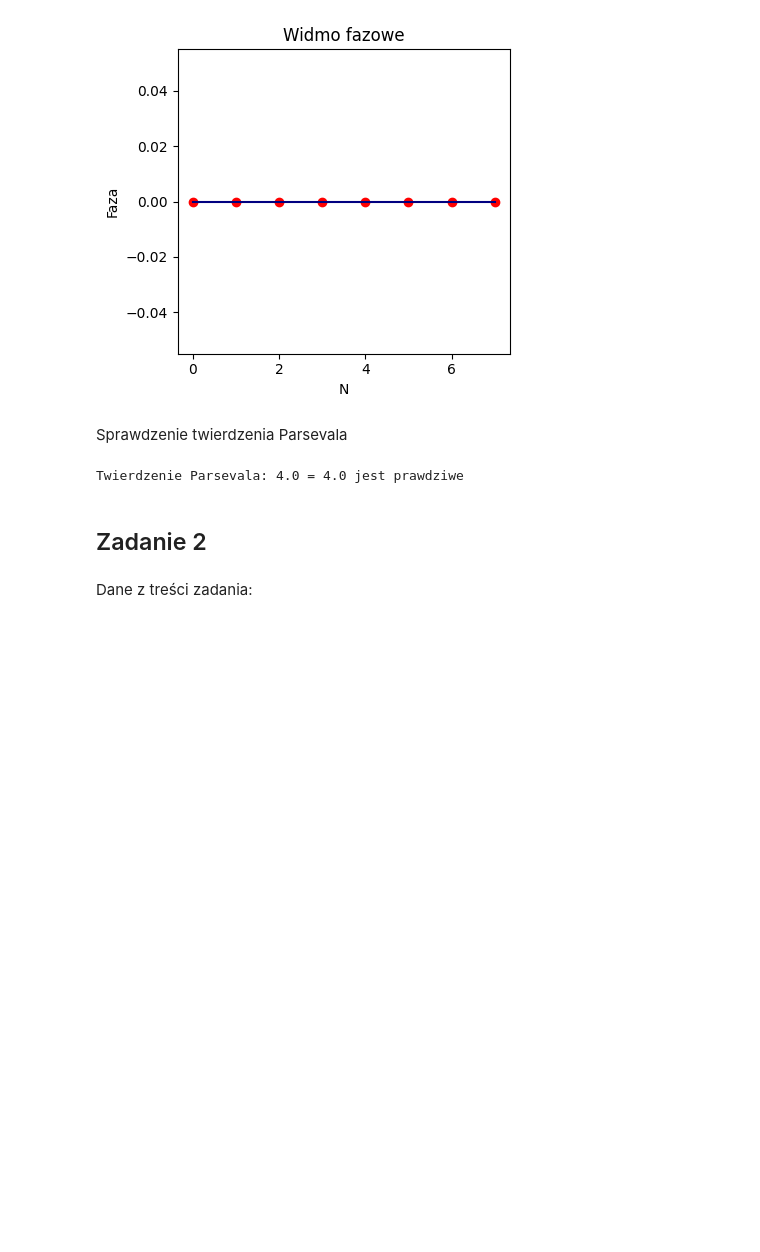
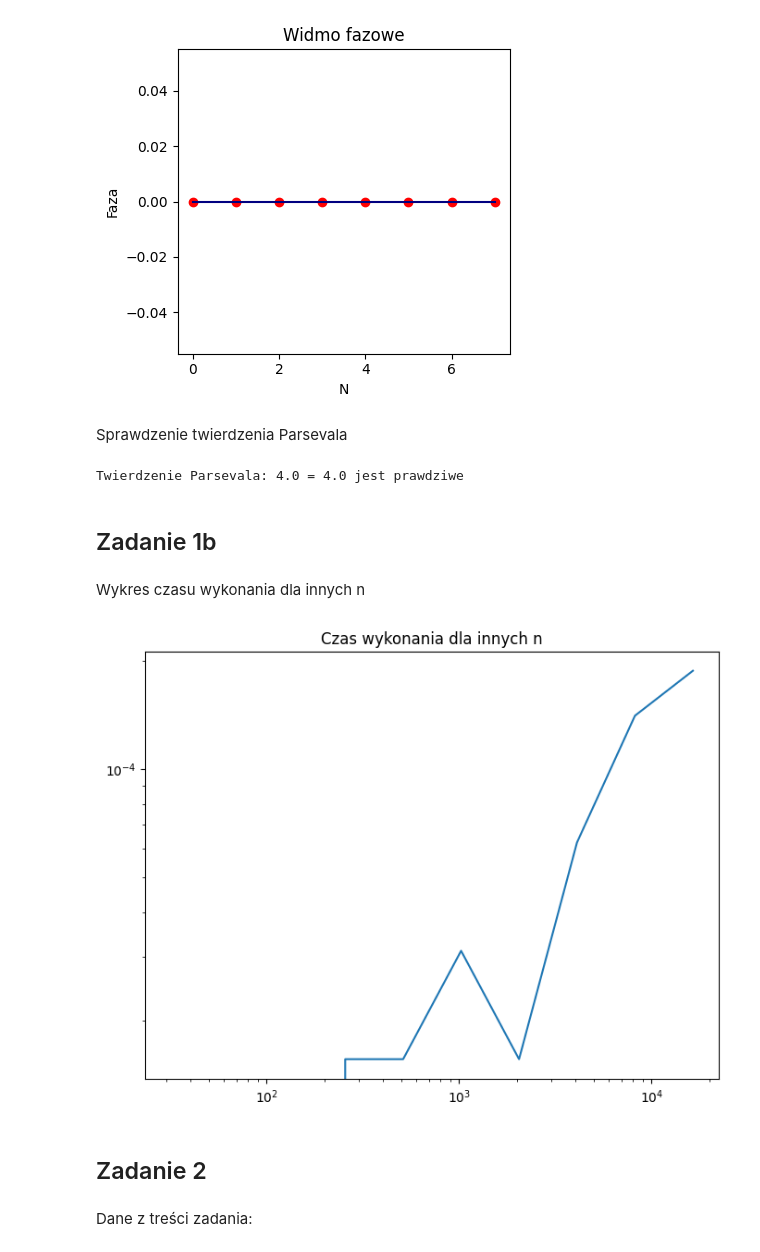
Before and after one commit to ksiemionek/WMM_lab, a Jupyter notebook: lab1/104_Siemionek_Zieziula.ipynb, the cells around one changed output. Drawn from its saved outputs; the diff is of its cells as text; code cells hidden in the pictures; blank space fills up the shorter version.

```diff
--- a/lab1/104_Siemionek_Zieziula.ipynb
+++ b/lab1/104_Siemionek_Zieziula.ipynb
@@ -91,6 +90,33 @@ parseval_check = np.sum(signal ** 2) == np.sum(np.abs(fft_res) ** 2) / N_points
 print(f"Twierdzenie Parsevala: {np.sum(signal**2)} = {np.sum(np.abs(fft_res)**2) / N_points} jest {'prawdziwe' if parseval_check else 'nieprawdziwe'} ")
 # %% [output]
 Twierdzenie Parsevala: 4.0 = 4.0 jest prawdziwe
+# %% [markdown]
+## Zadanie 1b
+# %% [markdown]
+Wykres czasu wykonania dla innych n
+# %%
+N_sizes = [2 ** i for i in range(5, 15)]
+computation_times = []
+for size in N_sizes:
+    temp_times = []
+    for _ in range(1000):
+        time_signal = np.linspace(0, period, size, endpoint=False)
+        x = np.cos(np.pi * time_signal)
+        start_time = time.process_time()
+        _ = np.fft.fft(x)
+        end_time = time.process_time()
+        temp_times.append(end_time - start_time)
+    computation_times.append(np.average(temp_times))
+
+plt.figure(figsize=(8, 6))
+plt.yscale('log', base=10)
+plt.xscale('log', base=10)
+plt.plot(N_sizes, computation_times)
+
+plt.title("Czas wykonania dla innych n")
+plt.show()
+# %% [output]
+[figure, added]
 # %% [markdown]
 ## Zadanie 2
 # %% [markdown]
```
Also changed, not shown: parts of 3 cells of this notebook.
